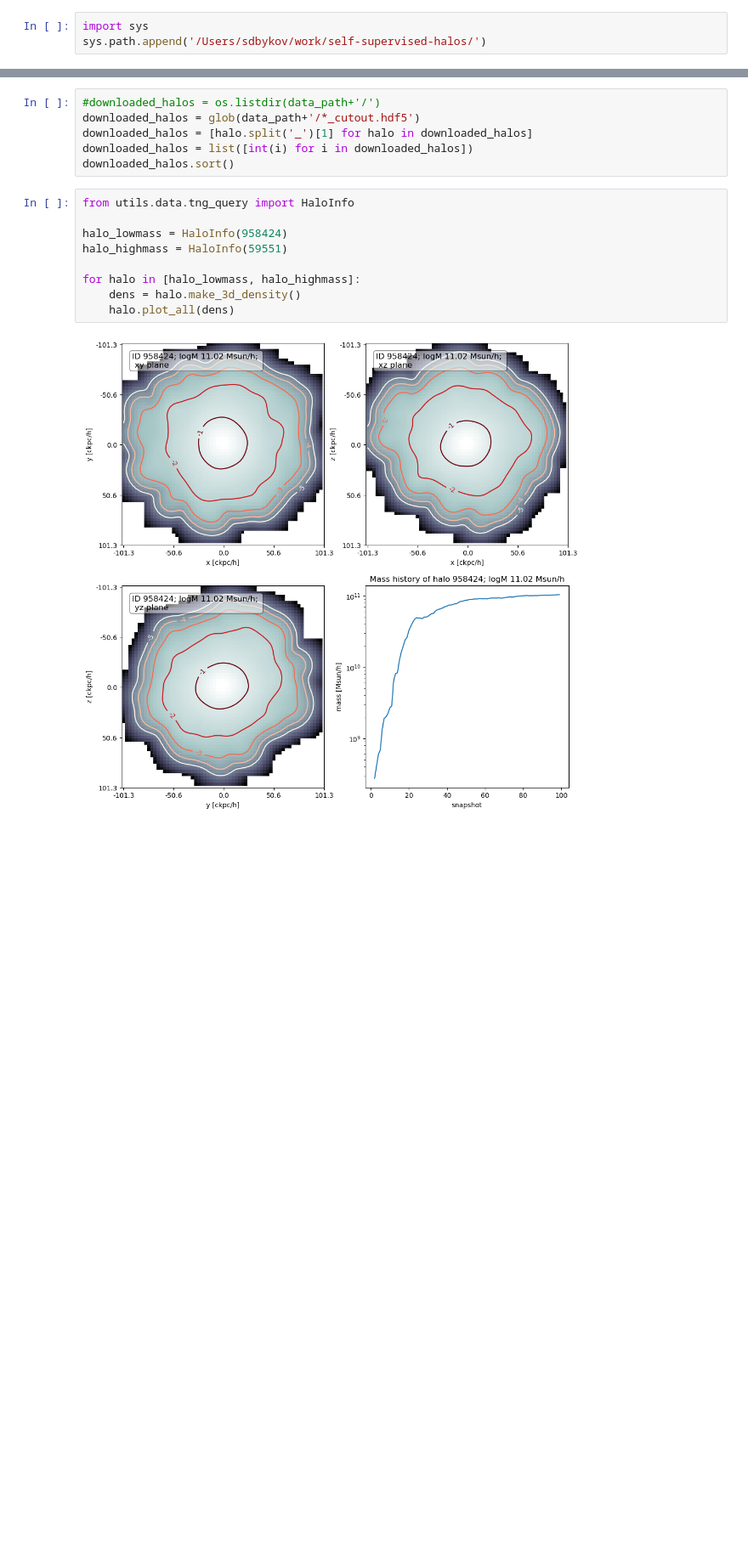
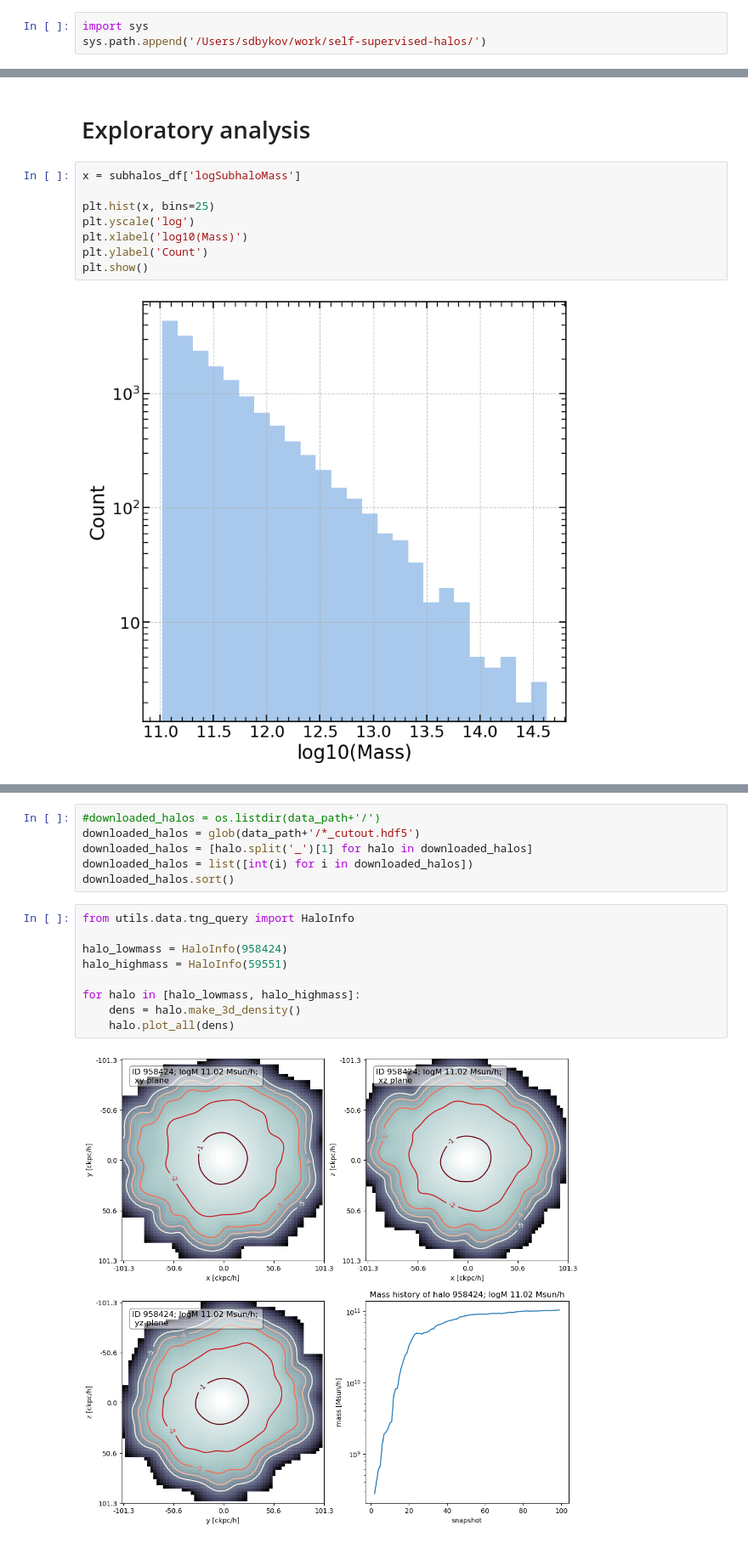
Before and after one commit to SergeiDBykov/self_supervised_halos, a Jupyter notebook: notebooks/0_tng_data_exploration.ipynb, the cells around one changed output, grey strips where cells are left out. Shown at 85% size. Cells and saved outputs as stored; diff of their text form; blank space fills up the shorter version.

```diff
--- a/notebooks/tng_data_prep.ipynb
+++ b/notebooks/0_tng_data_exploration.ipynb
@@ -17,0 +25,12 @@ data_path = data_path+'tng/'
+# %% [markdown]
+# Exploratory analysis
+# %%
+x = subhalos_df['logSubhaloMass']
+
+plt.hist(x, bins=25)
+plt.yscale('log')
+plt.xlabel('log10(Mass)')
+plt.ylabel('Count')
+plt.show()
+# %% [output]
+[figure, added]
```
Also changed, not shown: parts of 9 cells of this notebook, 5 other files.
